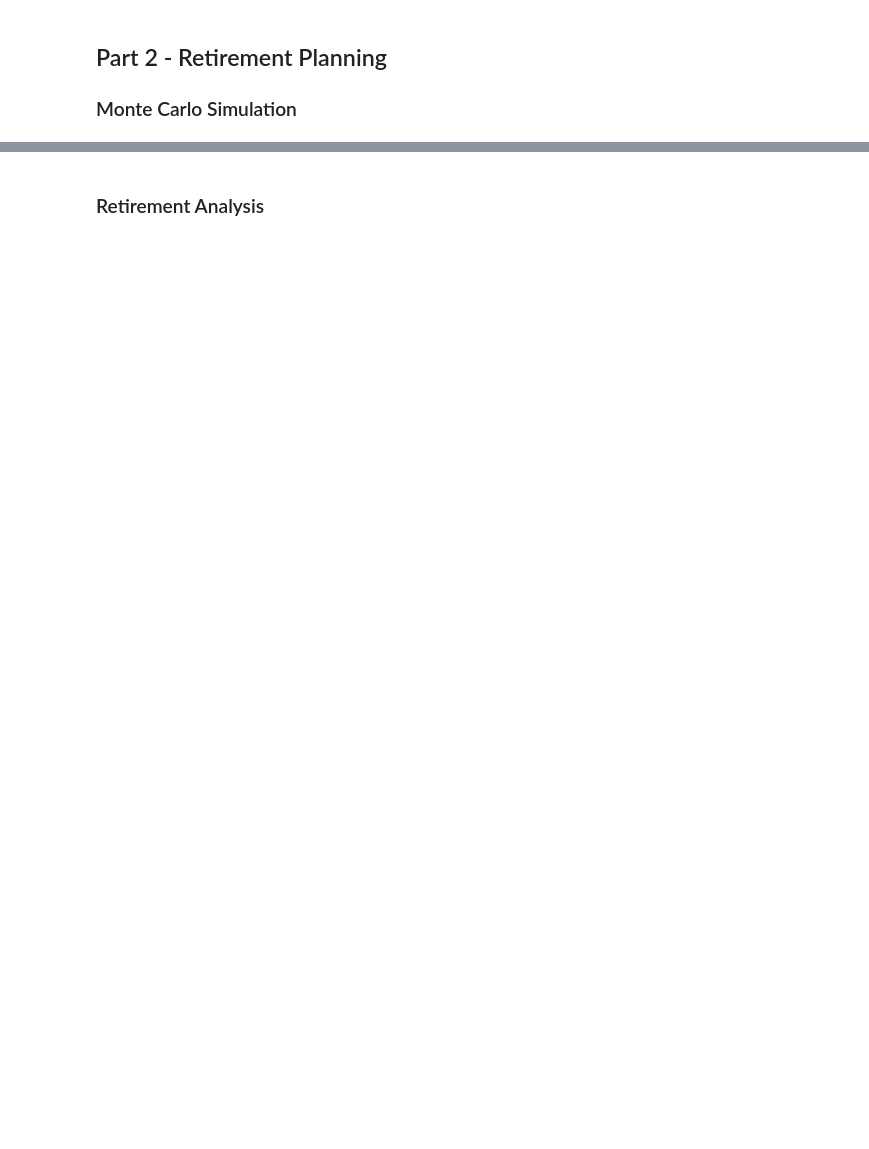
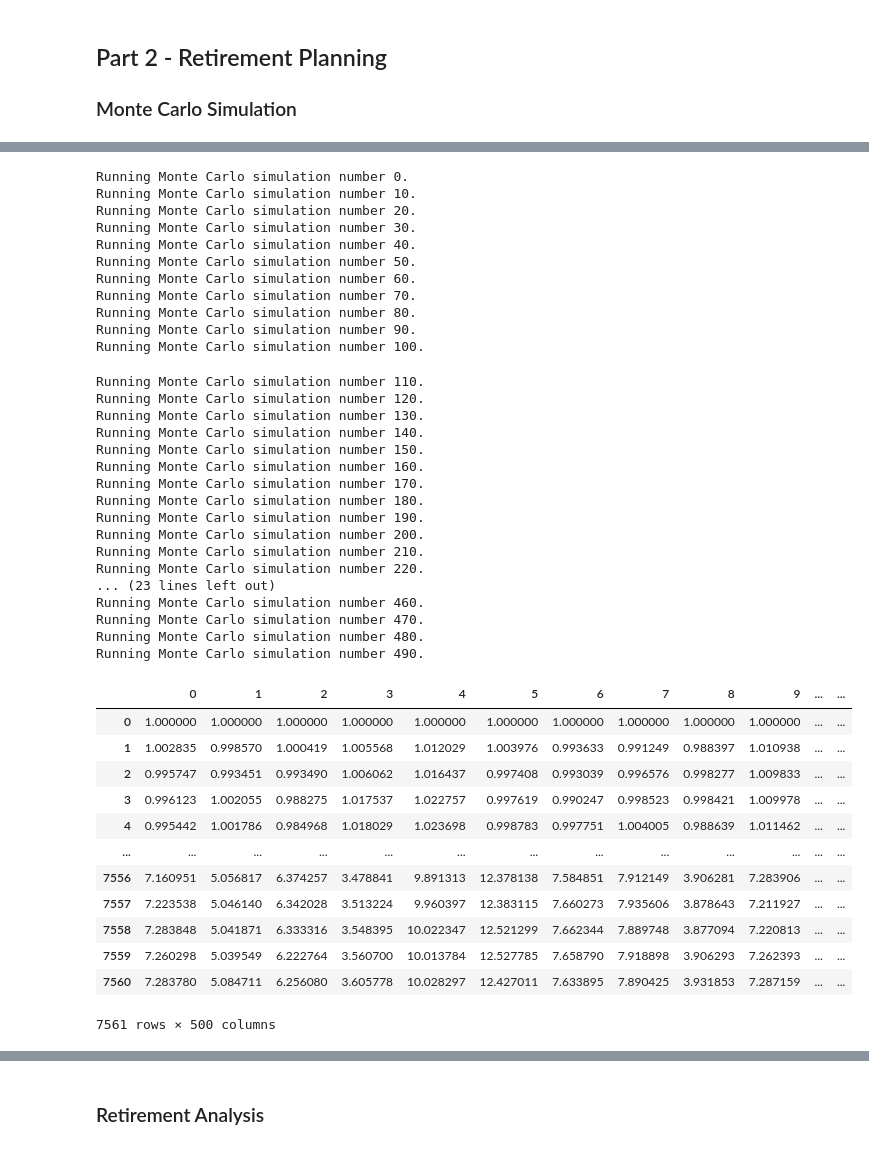
Before and after one commit to tyedem/Financial_Planner, a Jupyter notebook: financial-planner.ipynb, the cells around one changed output, grey strips where cells are left out. Drawn from its saved outputs; the diff is of its cells as text; code cells hidden in the pictures; blank space fills up the shorter version.

```diff
--- a/financial-planner.ipynb
+++ b/financial-planner.ipynb
@@ -170,3 +205,45 @@ df_stock_data.head()
 # %%
-# Configuring a Monte Carlo simulation to forecast 30 years cumulative returns
-# YOUR CODE HERE!
+# Running a Monte Carlo simulation to forecast 30 years cumulative returns
+MC_stock_data.calc_cumulative_return()
+# %% [output]
+Running Monte Carlo simulation number 0.
+Running Monte Carlo simulation number 10.
+Running Monte Carlo simulation number 20.
+Running Monte Carlo simulation number 30.
+Running Monte Carlo simulation number 40.
+Running Monte Carlo simulation number 50.
+Running Monte Carlo simulation number 60.
+Running Monte Carlo simulation number 70.
+Running Monte Carlo simulation number 80.
+Running Monte Carlo simulation number 90.
+Running Monte Carlo simulation number 100.
+Running Monte Carlo simulation number 110.
+Running Monte Carlo simulation number 120.
+Running Monte Carlo simulation number 130.
+Running Monte Carlo simulation number 140.
+Running Monte Carlo simulation number 150.
+Running Monte Carlo simulation number 160.
+Running Monte Carlo simulation number 170.
+Running Monte Carlo simulation number 180.
+Running Monte Carlo simulation number 190.
+Running Monte Carlo simulation number 200.
+Running Monte Carlo simulation number 210.
+Running Monte Carlo simulation number 220.
+... (23 lines left out)
+Running Monte Carlo simulation number 460.
+Running Monte Carlo simulation number 470.
+Running Monte Carlo simulation number 480.
+Running Monte Carlo simulation number 490.
+|  | 0 | 1 | 2 | 3 | 4 | 5 | 6 | 7 | 8 | 9 | ... | ... |
+| 0 | 1.000000 | 1.000000 | 1.000000 | 1.000000 | 1.000000 | 1.000000 | 1.000000 | 1.000000 | 1.000000 | 1.000000 | ... | ... |
+| 1 | 1.002835 | 0.998570 | 1.000419 | 1.005568 | 1.012029 | 1.003976 | 0.993633 | 0.991249 | 0.988397 | 1.010938 | ... | ... |
+| 2 | 0.995747 | 0.993451 | 0.993490 | 1.006062 | 1.016437 | 0.997408 | 0.993039 | 0.996576 | 0.998277 | 1.009833 | ... | ... |
+| 3 | 0.996123 | 1.002055 | 0.988275 | 1.017537 | 1.022757 | 0.997619 | 0.990247 | 0.998523 | 0.998421 | 1.009978 | ... | ... |
+| 4 | 0.995442 | 1.001786 | 0.984968 | 1.018029 | 1.023698 | 0.998783 | 0.997751 | 1.004005 | 0.988639 | 1.011462 | ... | ... |
+| ... | ... | ... | ... | ... | ... | ... | ... | ... | ... | ... | ... | ... |
+| 7556 | 7.160951 | 5.056817 | 6.374257 | 3.478841 | 9.891313 | 12.378138 | 7.584851 | 7.912149 | 3.906281 | 7.283906 | ... | ... |
+| 7557 | 7.223538 | 5.046140 | 6.342028 | 3.513224 | 9.960397 | 12.383115 | 7.660273 | 7.935606 | 3.878643 | 7.211927 | ... | ... |
+| 7558 | 7.283848 | 5.041871 | 6.333316 | 3.548395 | 10.022347 | 12.521299 | 7.662344 | 7.889748 | 3.877094 | 7.220813 | ... | ... |
+| 7559 | 7.260298 | 5.039549 | 6.222764 | 3.560700 | 10.013784 | 12.527785 | 7.658790 | 7.918898 | 3.906293 | 7.262393 | ... | ... |
+| 7560 | 7.283780 | 5.084711 | 6.256080 | 3.605778 | 10.028297 | 12.427011 | 7.633895 | 7.890425 | 3.931853 | 7.287159 | ... | ... |
+7561 rows × 500 columns
```
Also changed, not shown: parts of 15 cells of this notebook.
